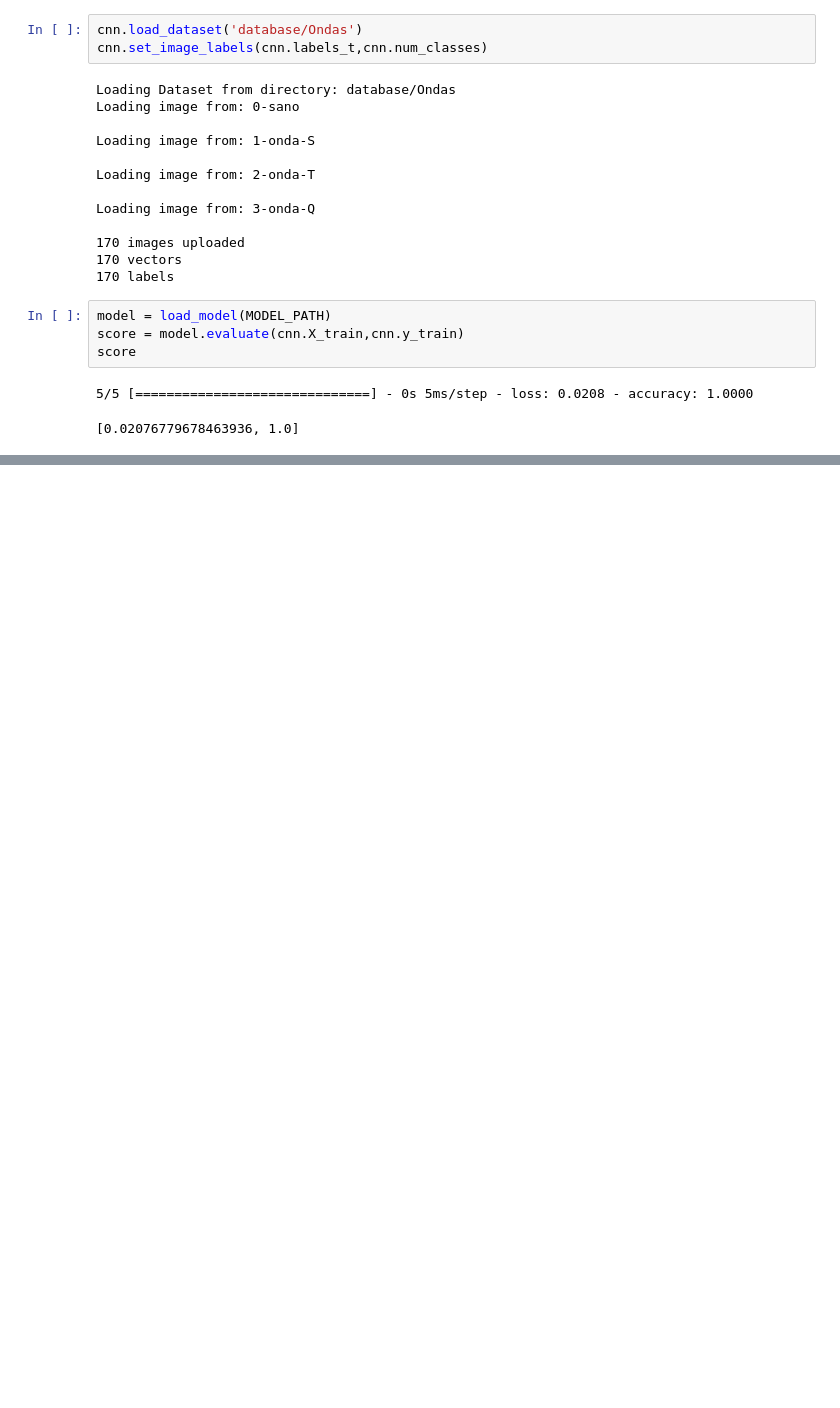
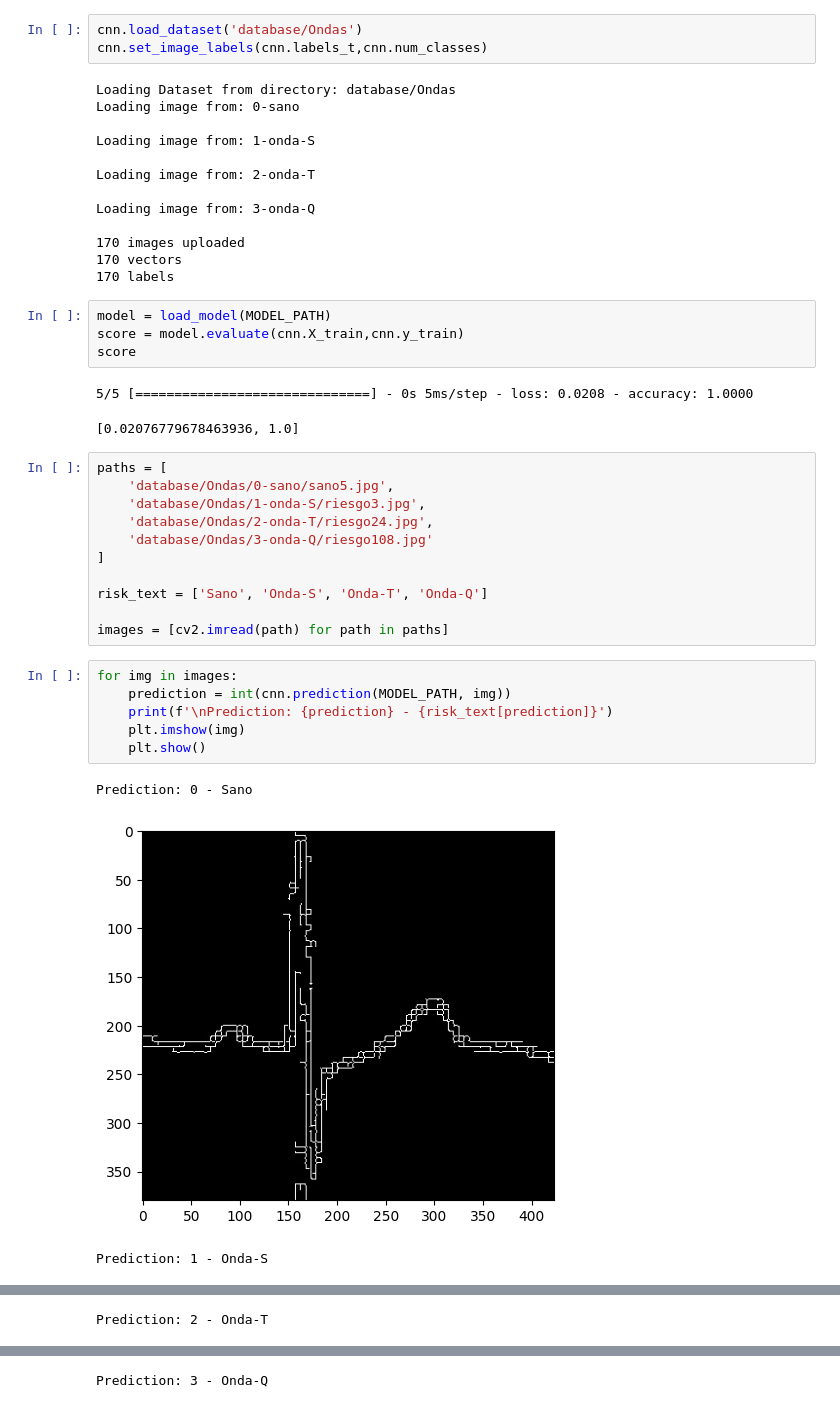
Before and after one commit to AbiudSM/Electrocardiogram-Reader, a Jupyter notebook: results.ipynb, the cells around one changed output, grey strips where cells are left out. Saved outputs shown, nothing was run; the diff lists cells and outputs as text; blank space fills up the shorter version.

Commit message:
Add predictions

```diff
--- a/results.ipynb
+++ b/results.ipynb
@@ -25,3 +26,24 @@ score
 # %% [output]
 5/5 [==============================] - 0s 5ms/step - loss: 0.0208 - accuracy: 1.0000
 [0.02076779678463936, 1.0]
+# %%
+paths = [
+    'database/Ondas/0-sano/sano5.jpg',
+    'database/Ondas/1-onda-S/riesgo3.jpg',
+    'database/Ondas/2-onda-T/riesgo24.jpg',
+    'database/Ondas/3-onda-Q/riesgo108.jpg'
+]
+
+risk_text = ['Sano', 'Onda-S', 'Onda-T', 'Onda-Q']
+
+images = [cv2.imread(path) for path in paths]
+# %%
+for img in images:
+    prediction = int(cnn.prediction(MODEL_PATH, img))
+    print(f'\nPrediction: {prediction} - {risk_text[prediction]}')
+    plt.imshow(img)
+    plt.show()
+# %% [output]
+Prediction: 0 - Sano
+[figure, added]
+Prediction: 1 - Onda-S
@@ -27,0 +51 @@ score
+Prediction: 2 - Onda-T
@@ -27,0 +53 @@ score
+Prediction: 3 - Onda-Q
```
Also changed, not shown: parts of 2 cells of this notebook.
